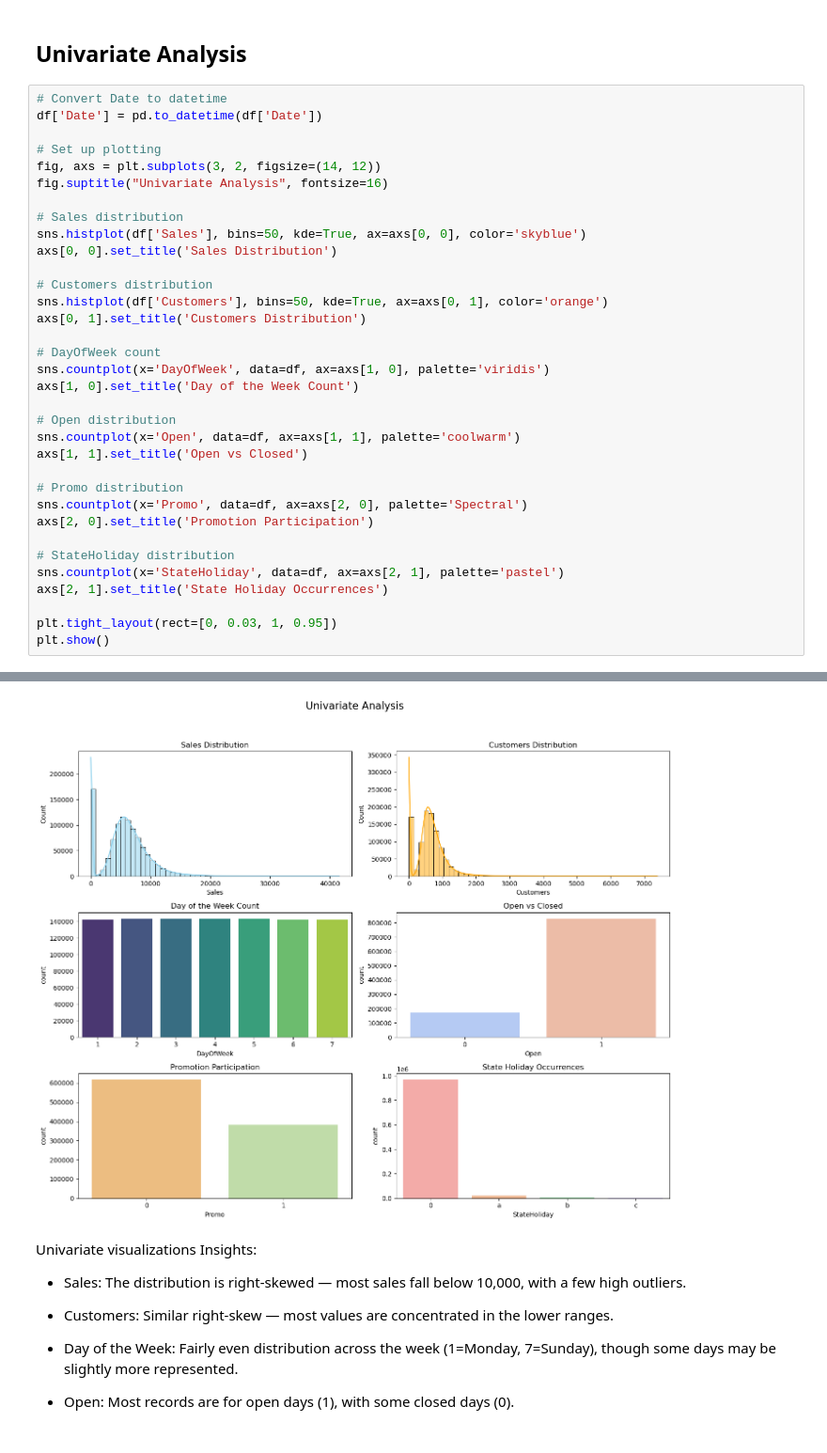
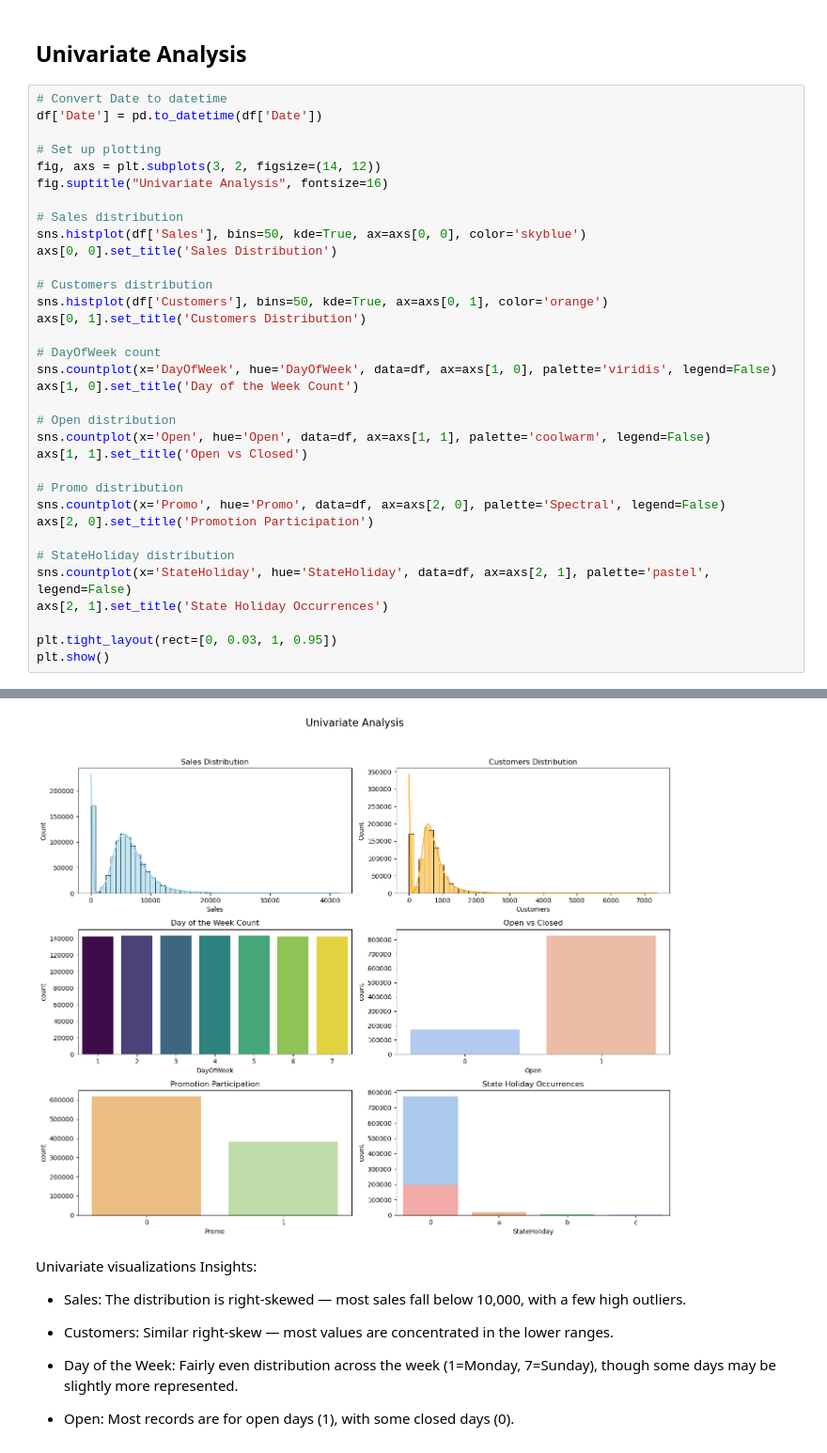
Before and after one commit to MateuszNowakowski2024/ml_rossman, a Jupyter notebook: eda.ipynb, the cells around one changed output, grey strips where cells are left out. Shown at 94% size. Drawn from its saved outputs; the diff is of its cells as text.

```diff
--- a/eda.ipynb
+++ b/eda.ipynb
@@ -92,19 +114,19 @@ sns.histplot(df['Customers'], bins=50, kde=True, ax=axs[0, 1], color='orange')
 axs[0, 1].set_title('Customers Distribution')
 
 # DayOfWeek count
-sns.countplot(x='DayOfWeek', data=df, ax=axs[1, 0], palette='viridis')
+sns.countplot(x='DayOfWeek', hue='DayOfWeek', data=df, ax=axs[1, 0], palette='viridis', legend=False)
 axs[1, 0].set_title('Day of the Week Count')
 
 # Open distribution
-sns.countplot(x='Open', data=df, ax=axs[1, 1], palette='coolwarm')
+sns.countplot(x='Open', hue='Open', data=df, ax=axs[1, 1], palette='coolwarm', legend=False)
 axs[1, 1].set_title('Open vs Closed')
 
 # Promo distribution
-sns.countplot(x='Promo', data=df, ax=axs[2, 0], palette='Spectral')
+sns.countplot(x='Promo', hue='Promo', data=df, ax=axs[2, 0], palette='Spectral', legend=False)
 axs[2, 0].set_title('Promotion Participation')
 
 # StateHoliday distribution
-sns.countplot(x='StateHoliday', data=df, ax=axs[2, 1], palette='pastel')
+sns.countplot(x='StateHoliday', hue='StateHoliday', data=df, ax=axs[2, 1], palette='pastel', legend=False)
 axs[2, 1].set_title('State Holiday Occurrences')
 
 plt.tight_layout(rect=[0, 0.03, 1, 0.95])
@@ -128,4 +135,4 @@ Passing `palette` without assigning `hue` is deprecated and will be removed in v
-[figure, old version]
+[figure, new version]
 # %% [markdown]
 Univariate visualizations Insights:
 
```
Also changed, not shown: parts of 6 cells of this notebook, 2 other files.
